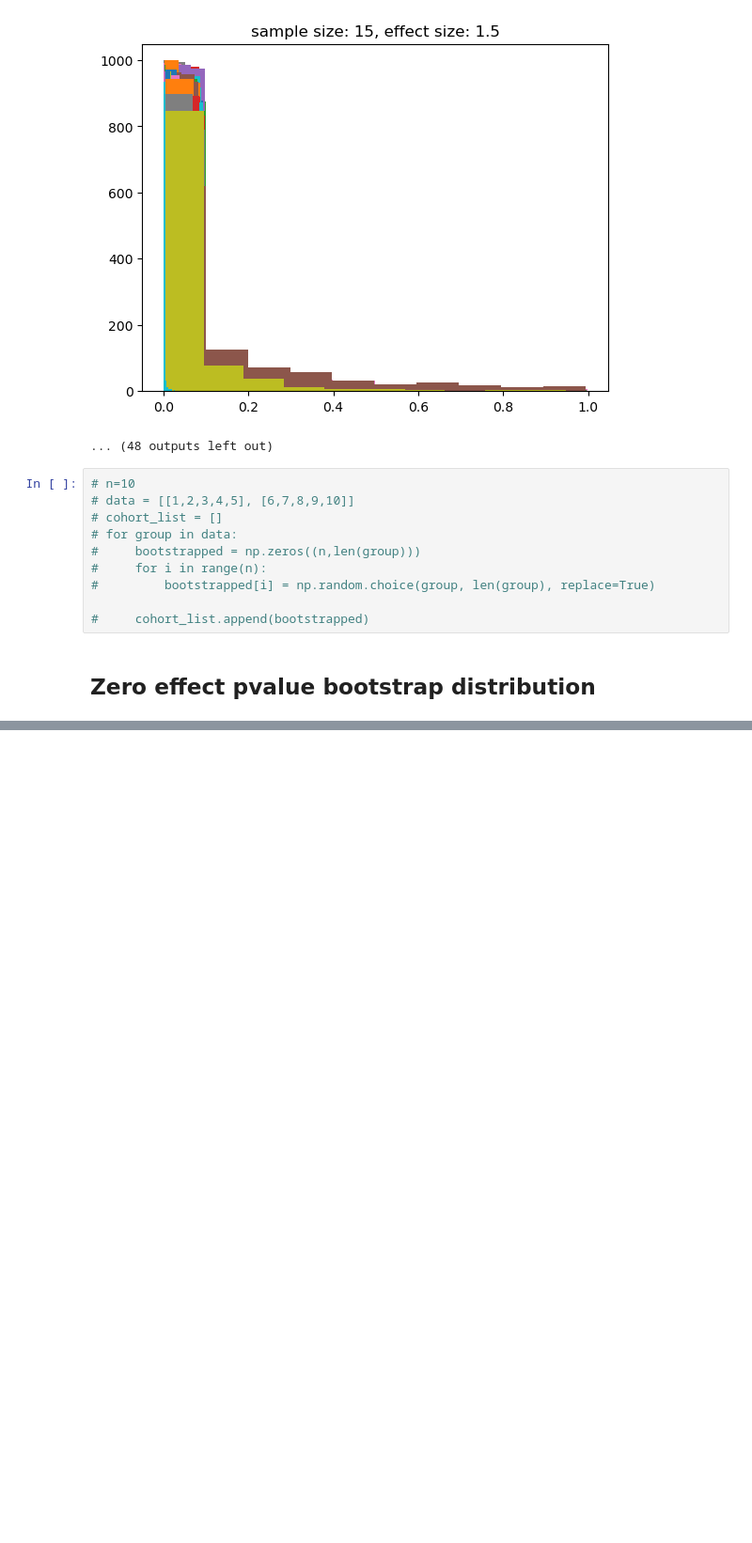
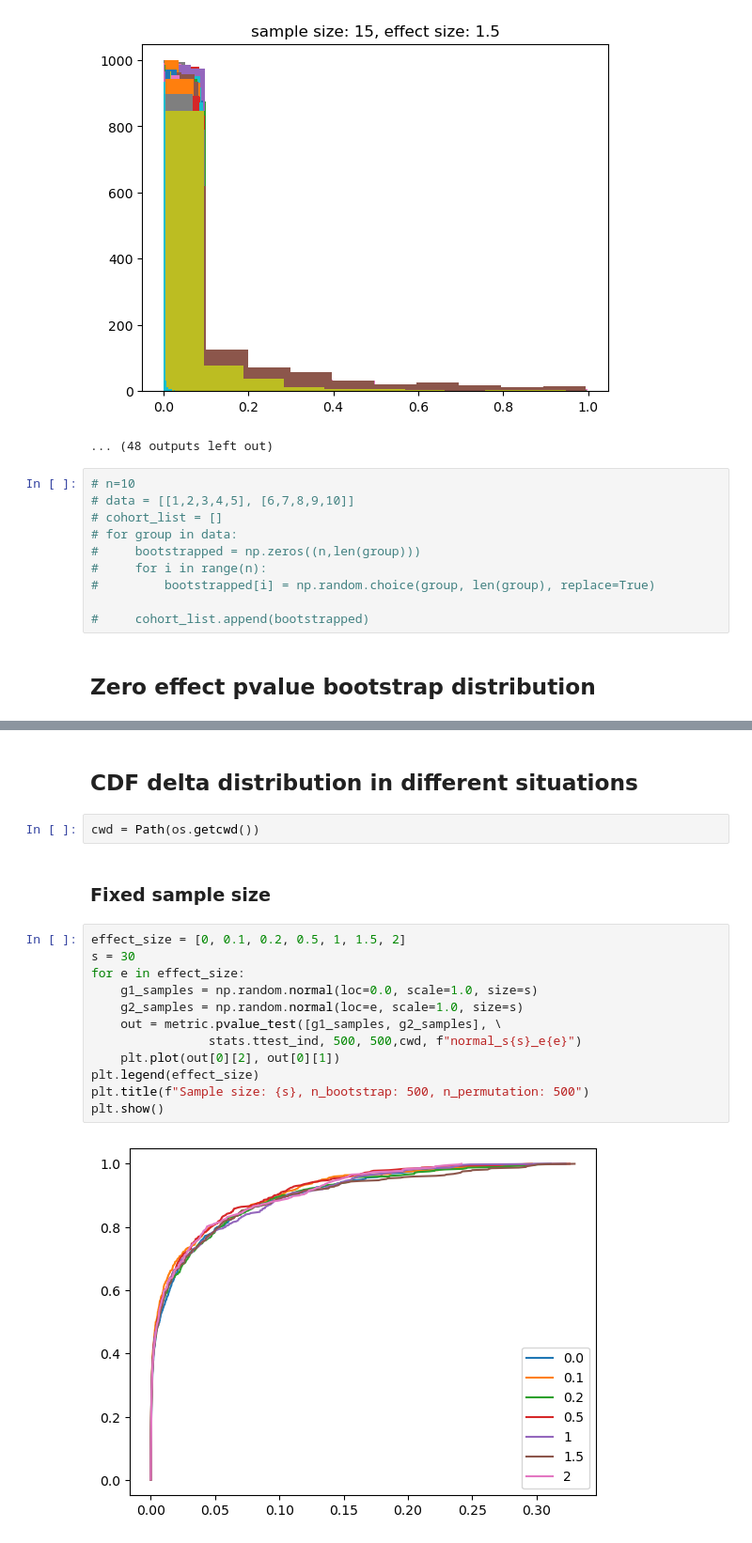
Before and after one commit to mirhnius/p-value_discrepancy_metric, a Jupyter notebook: simulations/simulations.ipynb, the cells around one changed output, grey strips where cells are left out. Shown: that part at 94% size. Saved outputs shown, nothing was run; the diff lists cells and outputs as text; blank space fills up the shorter version.

```diff
--- a/simulations/simulations.ipynb
+++ b/simulations/simulations.ipynb
@@ -172,0 +177,20 @@ variance of the ratios: 0.0254161584, variance of p-values: 0.08091096374371128
+# %% [markdown]
+## CDF delta distribution in different situations
+# %%
+cwd = Path(os.getcwd())
+# %% [markdown]
+### Fixed sample size
+# %%
+effect_size = [0, 0.1, 0.2, 0.5, 1, 1.5, 2]
+s = 30
+for e in effect_size:
+    g1_samples = np.random.normal(loc=0.0, scale=1.0, size=s)
+    g2_samples = np.random.normal(loc=e, scale=1.0, size=s)
+    out = metric.pvalue_test([g1_samples, g2_samples], \
+                stats.ttest_ind, 500, 500,cwd, f"normal_s{s}_e{e}")
+    plt.plot(out[0][2], out[0][1])
+plt.legend(effect_size)
+plt.title(f"Sample size: {s}, n_bootstrap: 500, n_permutation: 500")
+plt.show()
+# %% [output]
+[figure, added]
```
Also changed, not shown: parts of 13 cells of this notebook, 1 other file.
